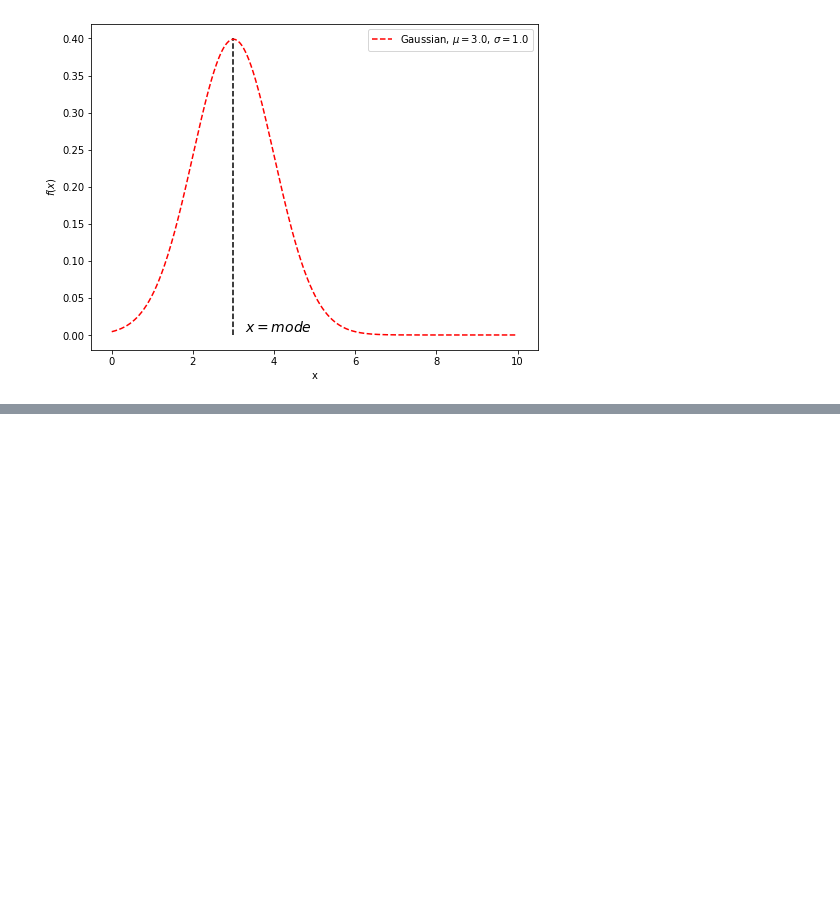
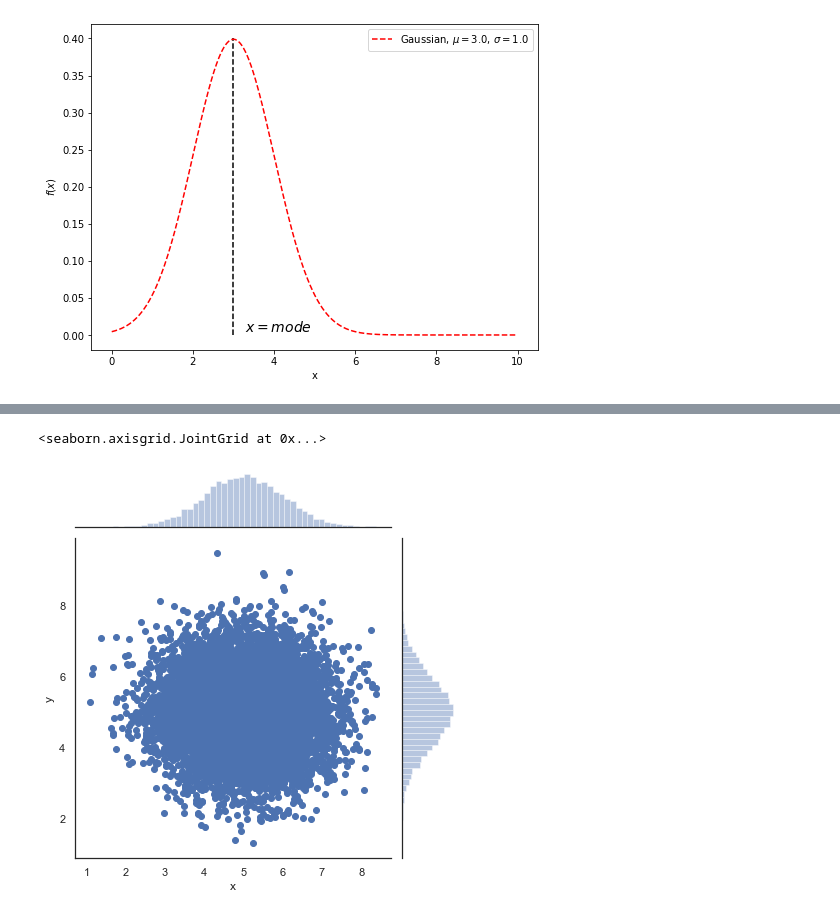
Before and after one commit to keaveney/StatisticsLectures, a Jupyter notebook: lecture 2 more basics, parameter estimation.ipynb, the cells around one changed output, grey strips where cells are left out. Drawn from its saved outputs; the diff is of its cells as text; code cells hidden in the pictures; blank space fills up the shorter version.

```diff
--- a/lecture 2 more basics, parameter estimation.ipynb
+++ b/lecture 2 more basics, parameter estimation.ipynb
@@ -232,0 +236,9 @@ ValueError: Contour levels must be increasing
+# %%
+#marginal pdfs
+sns.set(style="white", color_codes=True)
+
+g = sns.jointplot(x, y)
+g.set_axis_labels("x", "y")
+# %% [output]
+<seaborn.axisgrid.JointGrid at 0x...>
+[figure, added]
```
Also changed, not shown: parts of 5 cells of this notebook, 1 other file.
